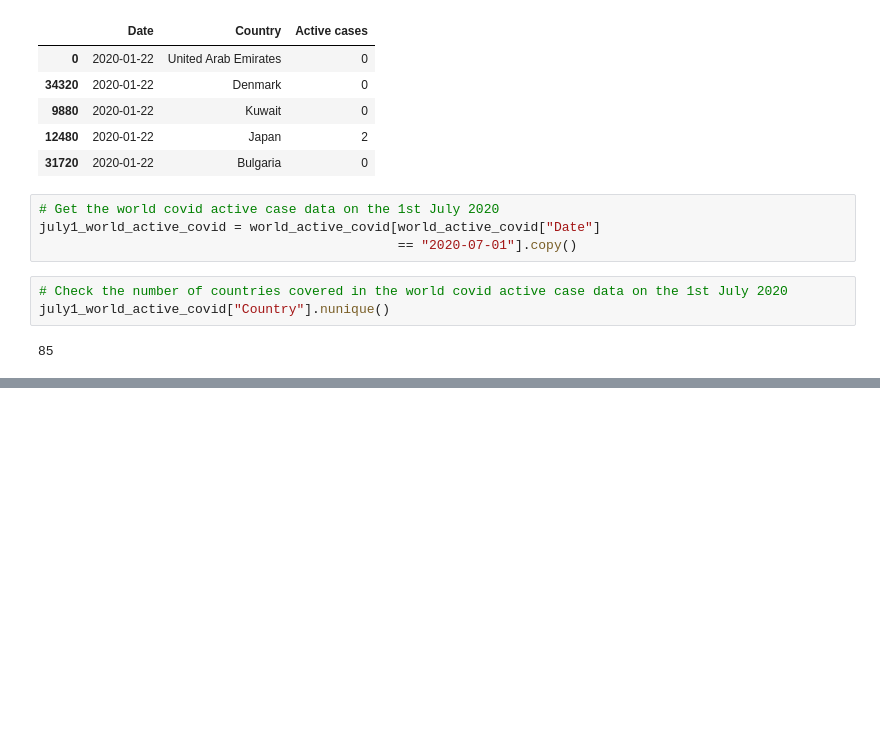
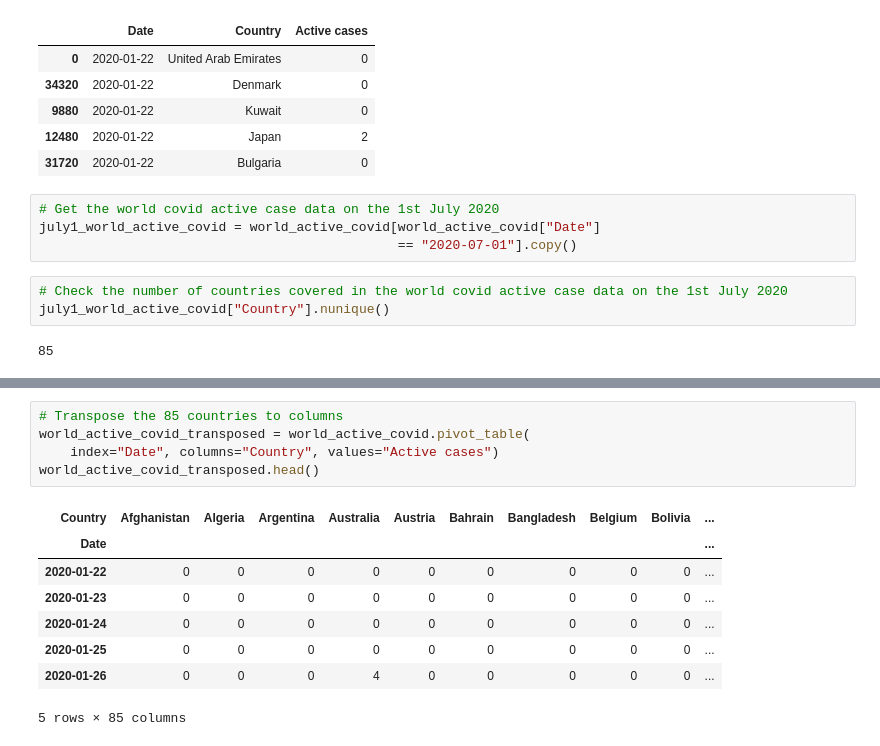
Before and after one commit to firdausmehta/COVID19-Global-Air-Quality, a Jupyter notebook: Clean_Data_Firdaus.ipynb, the cells around one changed output, grey strips where cells are left out. Drawn from its saved outputs; the diff is of its cells as text; blank space fills up the shorter version.

```diff
--- a/Clean_Data_Firdaus.ipynb
+++ b/Clean_Data_Firdaus.ipynb
@@ -617,3 +617,17 @@ figure = px.choropleth(july1_world_active_covid, locations="Country", locationmo
 figure.show()
 # %% [output]
 [interactive output not drawn]
+# %%
+# Transpose the 85 countries to columns
+world_active_covid_transposed = world_active_covid.pivot_table(
+    index="Date", columns="Country", values="Active cases")
+world_active_covid_transposed.head()
+# %% [output]
+| Country | Afghanistan | Algeria | Argentina | Australia | Austria | Bahrain | Bangladesh | Belgium | Bolivia | ... |
+| Date |  |  |  |  |  |  |  |  |  | ... |
+| 2020-01-22 | 0 | 0 | 0 | 0 | 0 | 0 | 0 | 0 | 0 | ... |
+| 2020-01-23 | 0 | 0 | 0 | 0 | 0 | 0 | 0 | 0 | 0 | ... |
+| 2020-01-24 | 0 | 0 | 0 | 0 | 0 | 0 | 0 | 0 | 0 | ... |
+| 2020-01-25 | 0 | 0 | 0 | 0 | 0 | 0 | 0 | 0 | 0 | ... |
+| 2020-01-26 | 0 | 0 | 0 | 4 | 0 | 0 | 0 | 0 | 0 | ... |
+5 rows × 85 columns
```
Also changed, not shown: parts of 3 cells of this notebook, 1 other file.
